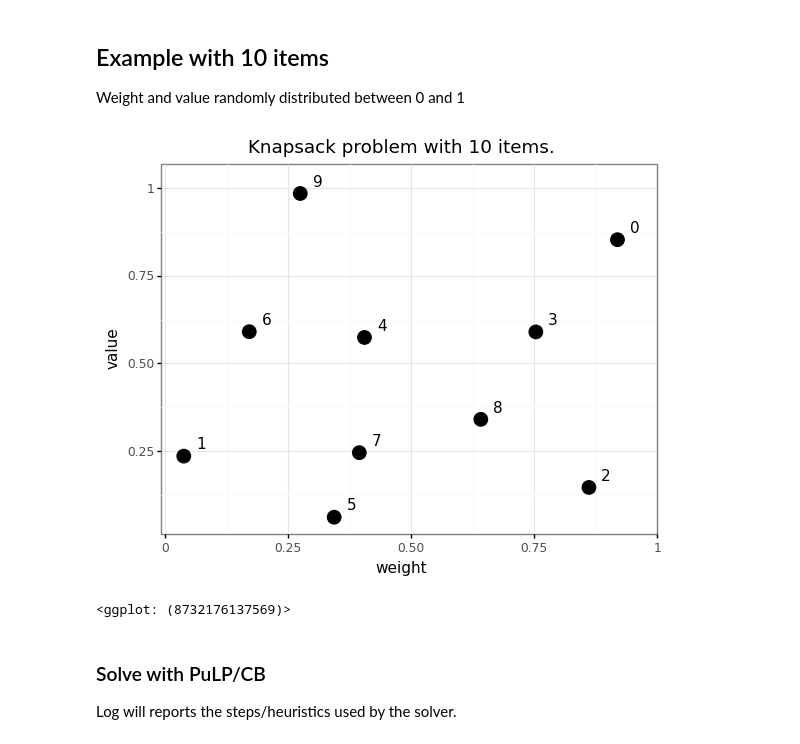
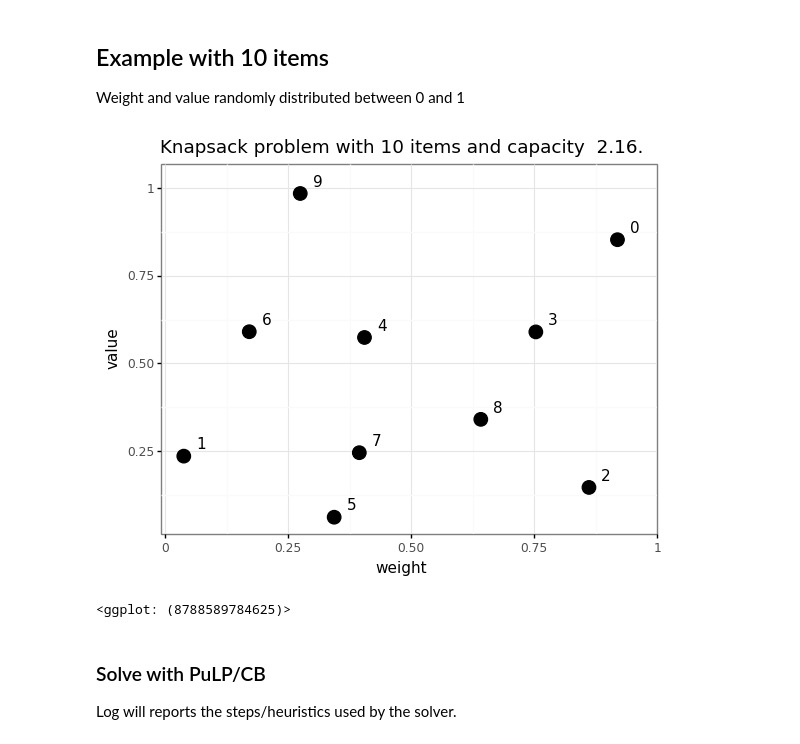
Before and after one commit to andrea-taverna/lagrangian_example, a Jupyter notebook: Knapsack.ipynb, the cells around one changed output. Saved outputs shown, nothing was run; the diff lists cells and outputs as text; code cells hidden in the pictures.

Commit message:
Added some schemes and formulas. Added capacity to knapsack title chart

```diff
--- a/Knapsack.ipynb
+++ b/Knapsack.ipynb
@@ -80,10 +80,10 @@ items = pd.read_csv(io.StringIO("""value,weight
 0.984730,0.274665"""))
 capacity = 0.45 * items["weight"].sum()
 # %%
-plot_items(items)
+plot_items(items, capacity)
 # %% [output]
-[figure, old version]
+[figure, new version]
-<ggplot: (8732176137569)>
+<ggplot: (8788589784625)>
 # %% [markdown]
 ### Solve with PuLP/CB
 
```
Also changed, not shown: parts of 4 cells of this notebook, 4 other files.
